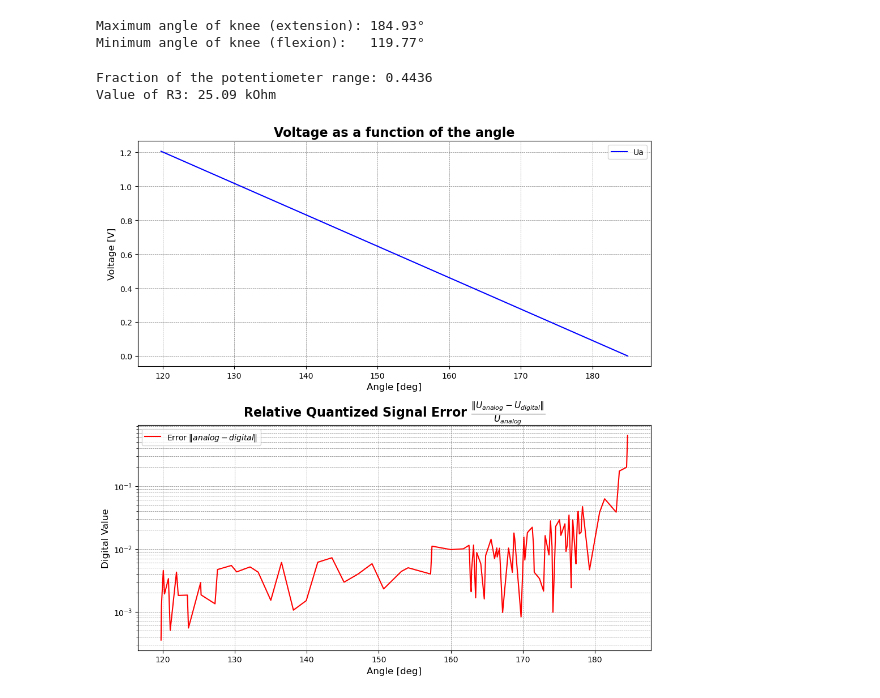
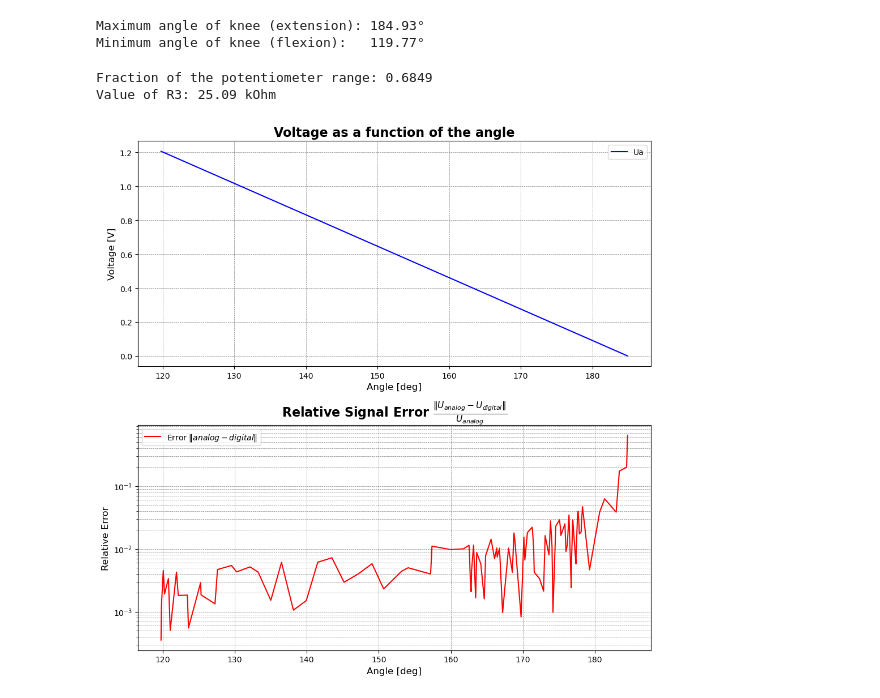
Before and after one commit to whichspaceiam/Computational_Bionics, a Jupyter notebook: Exercise_1/Task-3/Task-3_Flo.ipynb, the cells around one changed output. Drawn from its saved outputs; the diff is of its cells as text; code cells hidden in the pictures.

```diff
--- a/Exercise_1/Task-3/Task-3_Flo.ipynb
+++ b/Exercise_1/Task-3/Task-3_Flo.ipynb
@@ -87,14 +89,14 @@ alpha_pot_max = 270 # angular range of the potentiometer
 frac_min = theta_min / alpha_pot_max
 frac_max = theta_max / alpha_pot_max
 
-print(f"Fraction of the potentiometer range: {frac:.4f}")
+print(f"Fraction of the potentiometer range: {frac_max:.4f}")
 
 R4 = 20e3 # 10 kOhm
 R3 = (1 - frac_min) / frac_min * R4
 
 print(f"Value of R3: {R3/1e3:.2f} kOhm")
 # %% [output]
-Fraction of the potentiometer range: 0.4436
+Fraction of the potentiometer range: 0.6849
 Value of R3: 25.09 kOhm
 # %%
 U0 = 5 # Supply voltage
@@ -118,23 +120,23 @@ error = np.abs(Ua_vals - Ua_vals_digital) / Ua_vals
 # %%
 # Plot the results use subplots
 
 fig, ax = plt.subplots(2, 1, figsize=(10, 10))
 
 ax[0].plot(theta_vals, Ua_vals, label='Ua', color='blue')
 ax[0].set_xlabel('Angle [deg]', fontsize=12)
 ax[0].set_ylabel('Voltage [V]', fontsize=12)
 ax[0].set_title('Voltage as a function of the angle', fontsize=16, fontweight='bold')
 ax[0].grid(which='both', axis='both', linestyle='--', color='gray', linewidth=0.5)
 ax[0].legend()
 
 ax[1].semilogy(theta_vals[:-1], error[:-1], label=r'Error $\|analog - digital\|$', color='red')
 ax[1].set_xlabel('Angle [deg]', fontsize=12)
-ax[1].set_ylabel('Digital Value', fontsize=12)
-ax[1].set_title(r'Relative Quantized Signal Error $\frac{\|U_{analog} - U_{digital}\|}{U_{analog}}$', fontsize=16, fontweight='bold')
+ax[1].set_ylabel('Relative Error', fontsize=12)
+ax[1].set_title(r'Relative Signal Error $\frac{\|U_{analog} - U_{digital}\|}{U_{analog}}$', fontsize=16, fontweight='bold')
 ax[1].grid(which='both', axis='both', linestyle='--', color='gray', linewidth=0.5)
 ax[1].legend()
 
 plt.tight_layout()
 plt.show()
 # %% [output]
-[figure, old version]
+[figure, new version]
```
Also changed, not shown: parts of 1 cell of this notebook, 6 other files.
